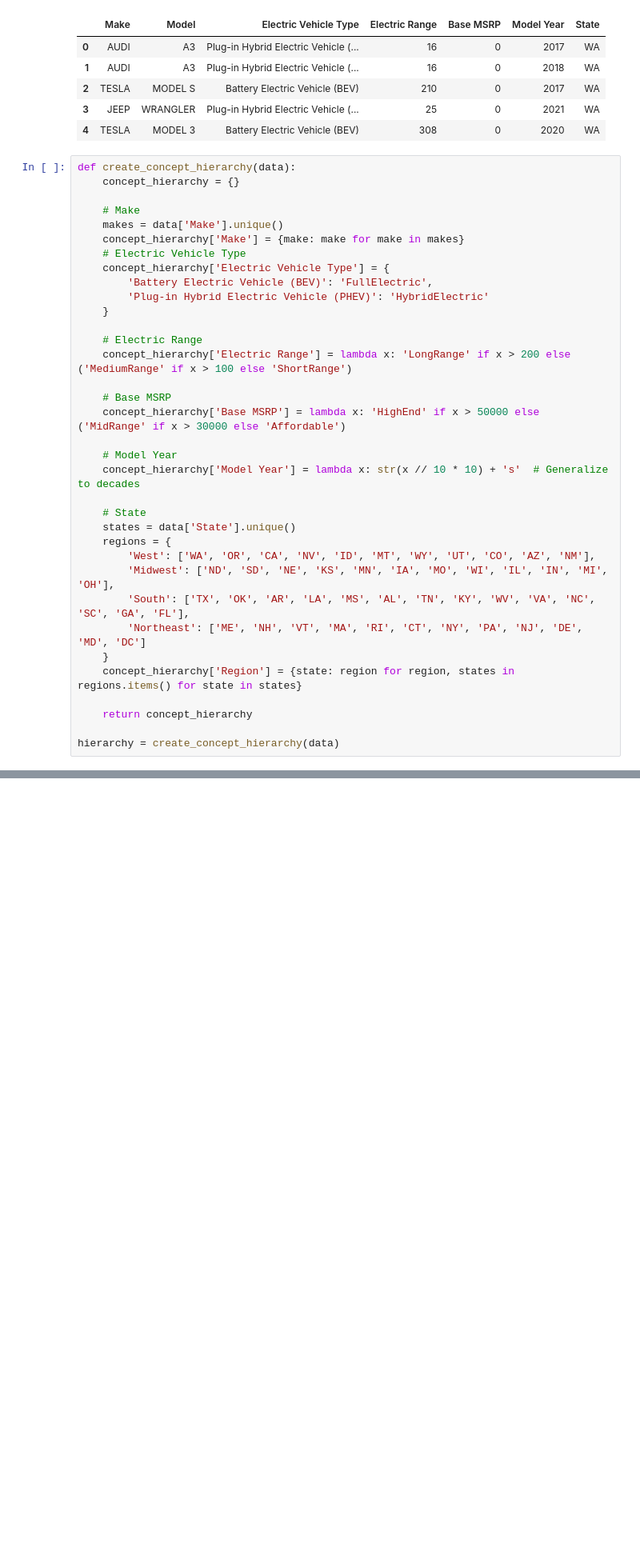
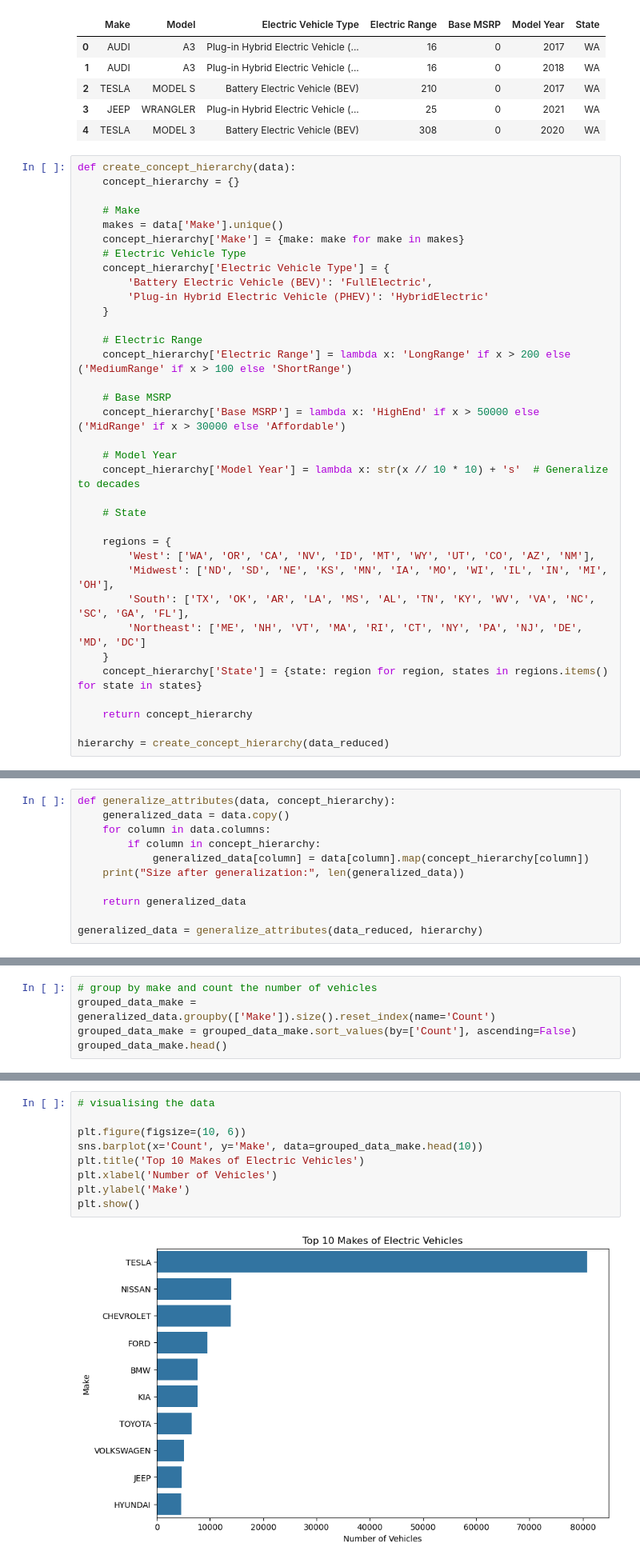
Before and after one commit to arghyawning/data-analytics-1-assignments, a Jupyter notebook: a2/assignment2 51/assignment2 51.ipynb, the cells around one changed output, grey strips where cells are left out. Shown at 80% size. Saved outputs shown, nothing was run; the diff lists cells and outputs as text; blank space fills up the shorter version.

Commit message:
added graphs

```diff
--- a/a2/assignment2 51/assignment2 51.ipynb
+++ b/a2/assignment2 51/assignment2 51.ipynb
@@ -75,18 +58,18 @@ def create_concept_hierarchy(data):
     concept_hierarchy['Model Year'] = lambda x: str(x // 10 * 10) + 's'  # Generalize to decades
 
     # State
-    states = data['State'].unique()
+
     regions = {
         'West': ['WA', 'OR', 'CA', 'NV', 'ID', 'MT', 'WY', 'UT', 'CO', 'AZ', 'NM'],
         'Midwest': ['ND', 'SD', 'NE', 'KS', 'MN', 'IA', 'MO', 'WI', 'IL', 'IN', 'MI', 'OH'],
         'South': ['TX', 'OK', 'AR', 'LA', 'MS', 'AL', 'TN', 'KY', 'WV', 'VA', 'NC', 'SC', 'GA', 'FL'],
         'Northeast': ['ME', 'NH', 'VT', 'MA', 'RI', 'CT', 'NY', 'PA', 'NJ', 'DE', 'MD', 'DC']
     }
-    concept_hierarchy['Region'] = {state: region for region, states in regions.items() for state in states}
+    concept_hierarchy['State'] = {state: region for region, states in regions.items() for state in states}
 
     return concept_hierarchy
 
-hierarchy = create_concept_hierarchy(data)
+hierarchy = create_concept_hierarchy(data_reduced)
 # %%
 # Print the concept hierarchy
 for attribute, mapping in hierarchy.items():
@@ -116,3 +99,14 @@ Electric Vehicle Type:
   NV: West
   ID: West
   ... and 44 more
+# %%
+def generalize_attributes(data, concept_hierarchy):
+    generalized_data = data.copy()
+    for column in data.columns:
+        if column in concept_hierarchy:
+            generalized_data[column] = data[column].map(concept_hierarchy[column])
+    print("Size after generalization:", len(generalized_data))
+
+    return generalized_data
+
+generalized_data = generalize_attributes(data_reduced, hierarchy)
@@ -118,0 +136,5 @@ Electric Vehicle Type:
+# %%
+# group by make and count the number of vehicles
+grouped_data_make = generalized_data.groupby(['Make']).size().reset_index(name='Count')
+grouped_data_make = grouped_data_make.sort_values(by=['Count'], ascending=False)
+grouped_data_make.head()
@@ -118,0 +148,11 @@ Electric Vehicle Type:
+# %%
+# visualising the data
+
+plt.figure(figsize=(10, 6))
+sns.barplot(x='Count', y='Make', data=grouped_data_make.head(10))
+plt.title('Top 10 Makes of Electric Vehicles')
+plt.xlabel('Number of Vehicles')
+plt.ylabel('Make')
+plt.show()
+# %% [output]
+[figure, added]
```
Also changed, not shown: parts of 20 cells of this notebook.
